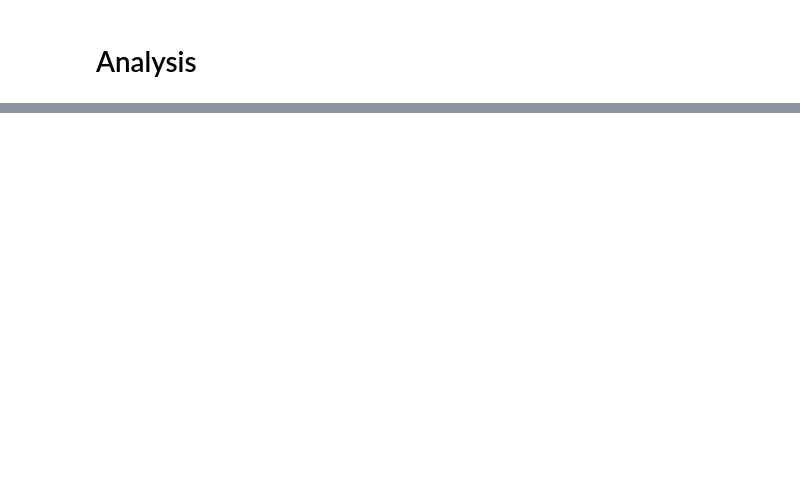
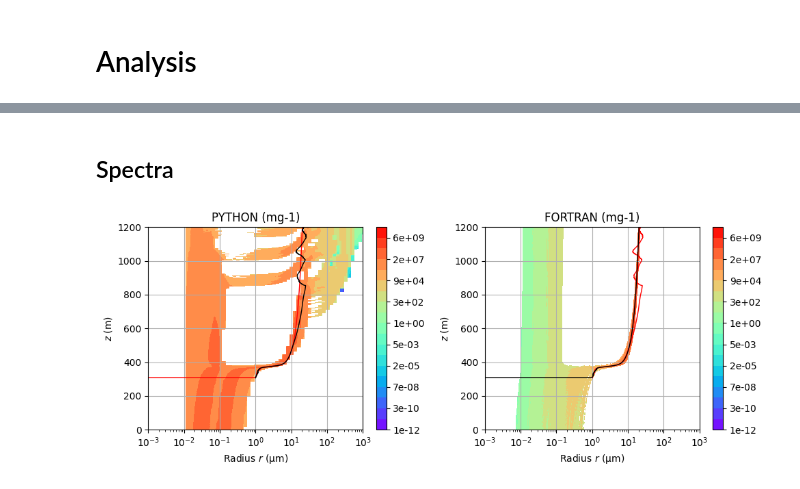
Before and after one commit to zrowland885/PyLCM_edu, a Jupyter notebook: analysis.ipynb, the cells around one changed output, grey strips where cells are left out. Cells and saved outputs as stored; diff of their text form; code cells hidden in the pictures; blank space fills up the shorter version.

```diff
--- a/analysis.ipynb
+++ b/analysis.ipynb
@@ -267,0 +318,43 @@ plt.show()
+# %% [markdown]
+## Spectra
+# %%
+fig, axs = plt.subplots(1,2, figsize=(10,4))
+
+cmap = 'rainbow'
+vmin=1e-12
+vmax=1e11
+levels = np.logspace(-12, 11, num=20)
+
+# PYTHON
+contour = axs[0].contourf(1e6*rm_spec, z_parcel_array_adj, spectra_arr, norm=matplotlib.colors.LogNorm(), vmin=vmin, vmax=vmax, cmap=cmap, levels=levels)
+cbar = plt.colorbar(contour, ax=axs[0], format="%.0e")
+
+axs[0].plot(data['data']['RMEAN']*1e6, data['data']['Z'], color='r', linewidth=1.)
+axs[0].plot(rc_liq_avg_array*1e6, z_parcel_array_adj, color='k', linewidth=1.)
+
+axs[0].set_title('PYTHON (mg-1)')
+
+# FORTRAN
+spectra_data = fortran_spectra_data[0]
+contour = axs[1].contourf(1e6*spectra_data['data_1d']['RM'], data['data']['Z'][0::10], spectra_data['data_2d']['Q(RM)']*1e6, norm=matplotlib.colors.LogNorm(), vmin=vmin, vmax=vmax, cmap=cmap, levels=levels)
+cbar = plt.colorbar(contour, ax=axs[1], format="%.0e")
+
+axs[1].plot(rc_liq_avg_array*1e6, z_parcel_array_adj, color='r', linewidth=1.)
+axs[1].plot(data['data']['RMEAN']*1e6, data['data']['Z'], color='k', linewidth=1.)
+
+axs[1].set_title('FORTRAN (mg-1)')
+
+for ax in axs:
+
+    ax.set_xlabel("Radius $r$ (µm)")
+    ax.set_xlim([1e-3, 1e3])
+    ax.set_ylim([0, 1200])
+    ax.set_ylabel("$z$ (m)")
+
+    ax.set_xscale('log')
+    ax.grid()
+
+plt.tight_layout()
+plt.show()
+# %% [output]
+[figure, added]
```
Also changed, not shown: parts of 14 cells of this notebook, 8 other files.
